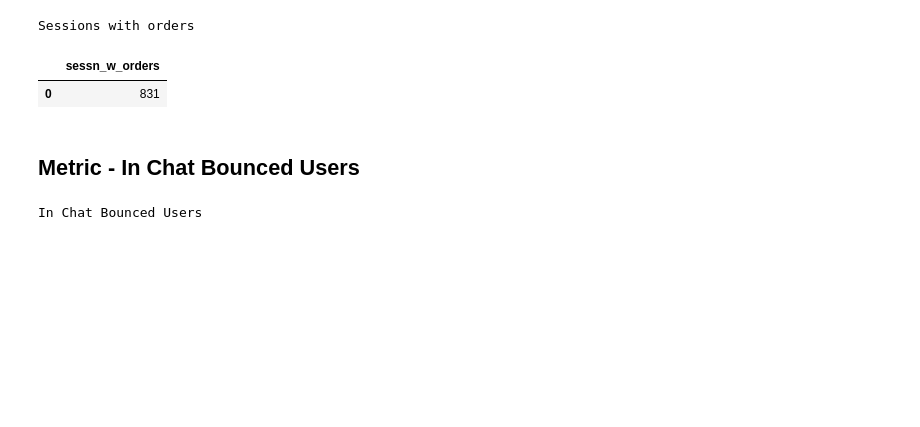
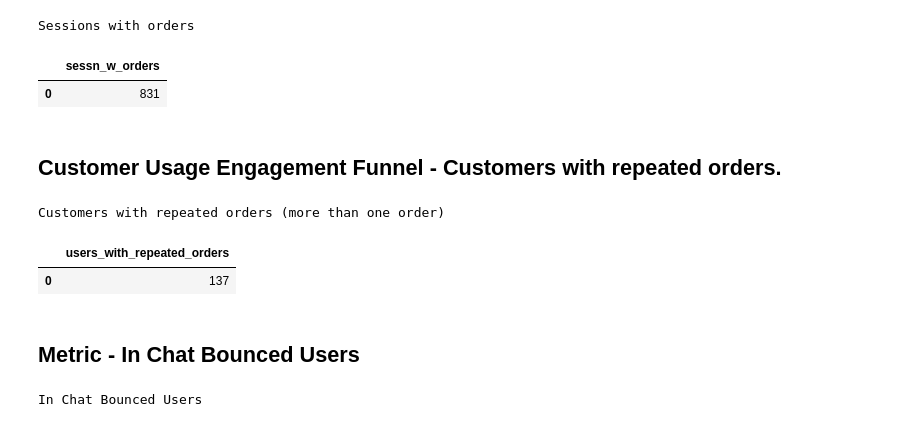
Before and after one commit to kanaktiwari-wal/Raptor-Scorecard-Metric, a Jupyter notebook: raptor_scorecard_metrics.ipynb, the cells around one changed output. Cells and saved outputs as stored; diff of their text form; code cells hidden in the pictures; blank space fills up the shorter version.

Commit message:
Updated Repeated order metric

```diff
--- a/raptor_scorecard_metrics.ipynb
+++ b/raptor_scorecard_metrics.ipynb
@@ -853,6 +853,44 @@ order_sessn.head()
 Sessions with orders
 |  | sessn_w_orders |
 | 0 | 831 |
+# %% [markdown]
+## Customer Usage Engagement Funnel - Customers with repeated orders.
+# %%
+print("Customers with repeated orders (more than one order)")
+
+sql = f"""
+WITH invited_users AS (
+    SELECT DISTINCT pg_cust_acct_id AS pg_cust_id
+    FROM gpadata_analytics.{invited_users}
+),
+orders_by_user AS (
+    SELECT
+        e.pg_cust_id,
+        COUNT(DISTINCT JSON_EXTRACT_SCALAR(e.payload_txt, '$.orderId')) AS total_orders
+    FROM ww_csd_dl_tables.csd_site_traffic_rptr_event_log_vw e
+    JOIN invited_users iu ON iu.pg_cust_id = e.pg_cust_id
+    WHERE e.event_dt BETWEEN DATE '{start_dt}' AND DATE '{end_dt}'
+      AND (e.assoc_ind = 'false' OR e.assoc_ind IS NULL)
+      AND e.cntxt_nm = 'checkout'
+      AND JSON_EXTRACT_SCALAR(e.page_attr, '$.nm') = 'thankYou'
+      AND e.actn_catg_nm = 'pageView'
+    GROUP BY e.pg_cust_id
+)
+SELECT
+    COUNT(Distinct pg_cust_id) AS users_with_repeated_orders
+FROM orders_by_user
+WHERE total_orders > 1
+"""
+
+cur.execute(sql)
+rows = cur.fetchall()
+cols = [desc[0] for desc in cur.description]
+repeated_order_users = pd.DataFrame(rows, columns=cols)
+repeated_order_users.head()
+# %% [output]
+Customers with repeated orders (more than one order)
+|  | users_with_repeated_orders |
+| 0 | 137 |
 # %% [markdown]
 ## Metric - In Chat Bounced Users
 # %%
```
Also changed, not shown: parts of 3 cells of this notebook.
